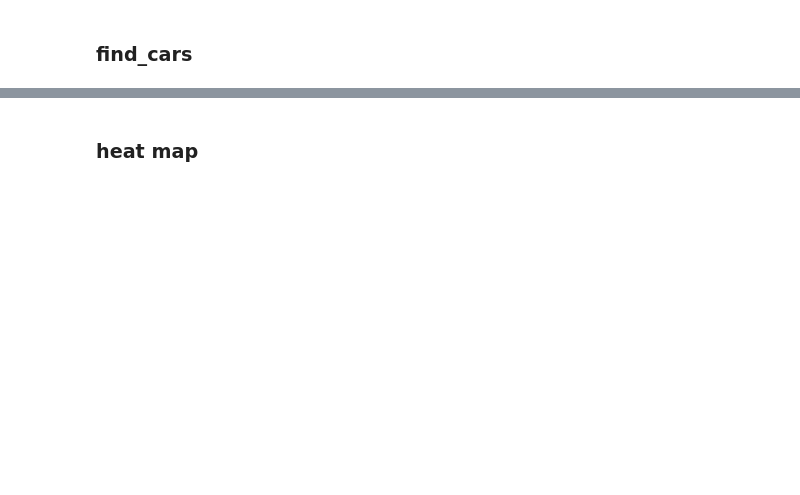
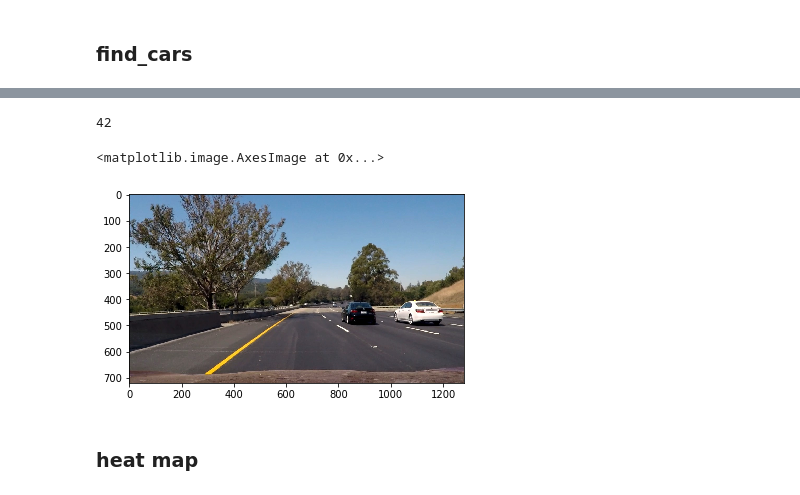
Before and after one commit to yuan-ji/CarND-Vehicle-Detection, a Jupyter notebook: project.ipynb, the cells around one changed output, grey strips where cells are left out. Drawn from its saved outputs; the diff is of its cells as text; code cells hidden in the pictures; blank space fills up the shorter version.

```diff
--- a/project.ipynb
+++ b/project.ipynb
@@ -623,3 +560,15 @@ plt.imshow(out_img)
+# %%
+# testing multi scales
+timage = mpimg.imread('test_images/test6.jpg')
+
+draw_image = timage.copy()
+bboxs = find_car_multi_scales(timage)
+window_img = draw_boxes(draw_image, bboxs, color=(0, 0, 255), thick=6)
+plt.imshow(draw_image)
+# %% [output]
+42
+<matplotlib.image.AxesImage at 0x...>
+[figure, added]
 # %% [markdown]
 ### heat map
 # %%
```
Also changed, not shown: parts of 14 cells of this notebook, 2 other files.
